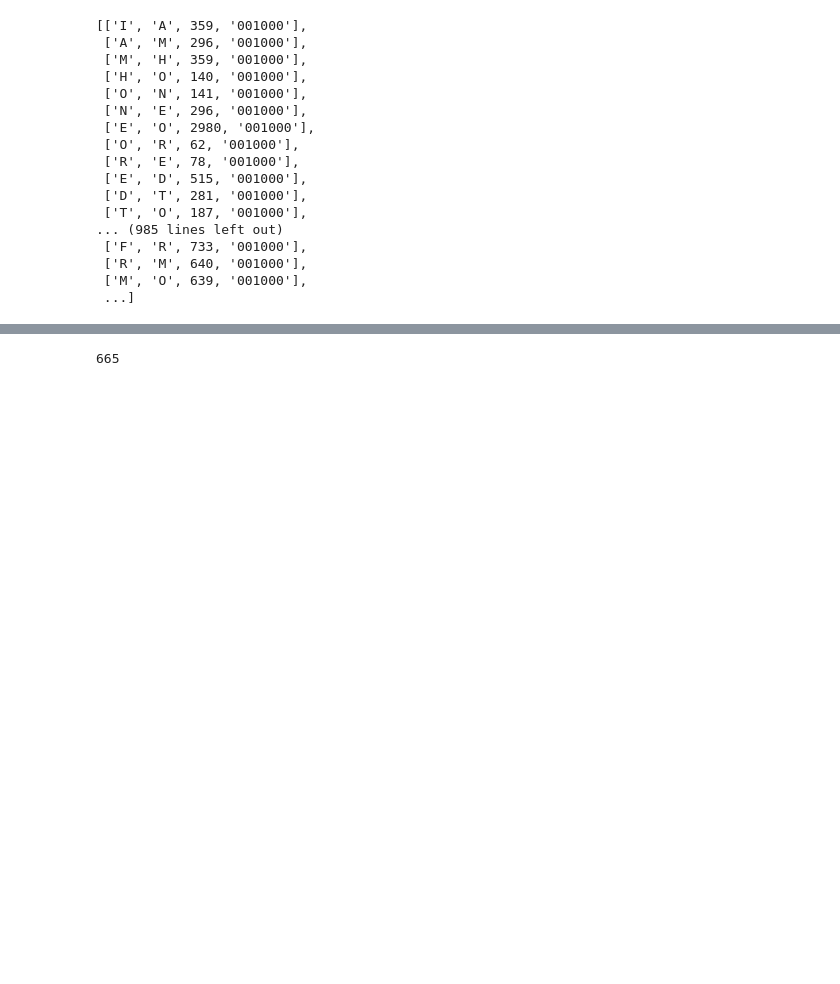
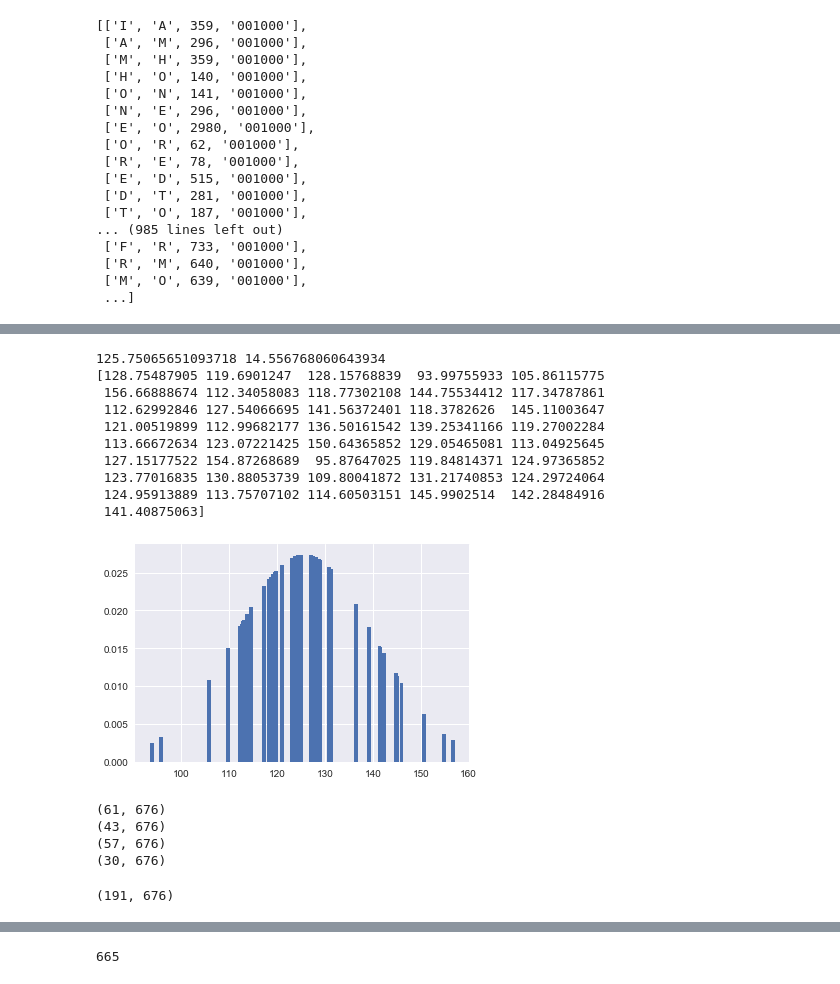
Before and after one commit to UsmanRehmat/Keystroke-authentication, a Jupyter notebook: GMM.ipynb, the cells around one changed output, grey strips where cells are left out. Saved outputs shown, nothing was run; the diff lists cells and outputs as text; code cells hidden in the pictures; blank space fills up the shorter version.

```diff
--- a/GMM.ipynb
+++ b/GMM.ipynb
@@ -275,0 +242,37 @@ print(np.std(GMMData[0:66,1], axis=0)
+# %%
+std=np.std(GMMData[66:107,324], axis=0)
+mean= np.mean(GMMData[66:107,324])
+print(mean,std)
+plt.bar(GMMData[66:107,324], stats.norm.pdf(GMMData[66:107,324], mean, std))
+print(GMMData[66:107,324])
+# %% [output]
+125.75065651093718 14.556768060643934
+[128.75487905 119.6901247  128.15768839  93.99755933 105.86115775
+ 156.66888674 112.34058083 118.77302108 144.75534412 117.34787861
+ 112.62992846 127.54066695 141.56372401 118.3782626  145.11003647
+ 121.00519899 112.99682177 136.50161542 139.25341166 119.27002284
+ 113.66672634 123.07221425 150.64365852 129.05465081 113.04925645
+ 127.15177522 154.87268689  95.87647025 119.84814371 124.97365852
+ 123.77016835 130.88053739 109.80041872 131.21740853 124.29724064
+ 124.95913889 113.75707102 114.60503151 145.9902514  142.28484916
+ 141.40875063]
+[figure, added]
+# %%
+path="..\\UB_keystroke_dataset\\S1"
+files=ReadListOfTextFilesFromDirectoryWalk(path)
+# I am training on first 10 users
+dataFileFormat=CreateListOfTuplesFromFile(files[0:4])
+#print(dataFileFormat[0])
+df=CreateDataFrame(dataFileFormat,columns=['Key', 'EventType','Time','User'])
+alphabetsDF=ParseAlphabetsKeys(df)
+keyDownDownTimeDifference=GetTimeDifferenceofKeyDownDown(data=alphabetsDF)
+FeatureVectors=GetDictionaryOfFeatureVectors(keyDownDownTimeDifference)
+usersFV=pd.DataFrame.from_dict(FeatureVectors)
+data= GetGMMFormatDataFromDataFrame(usersFV)
+data.shape
+# %% [output]
+(61, 676)
+(43, 676)
+(57, 676)
+(30, 676)
+(191, 676)
```
Also changed, not shown: parts of 16 cells of this notebook, 1 other file.
